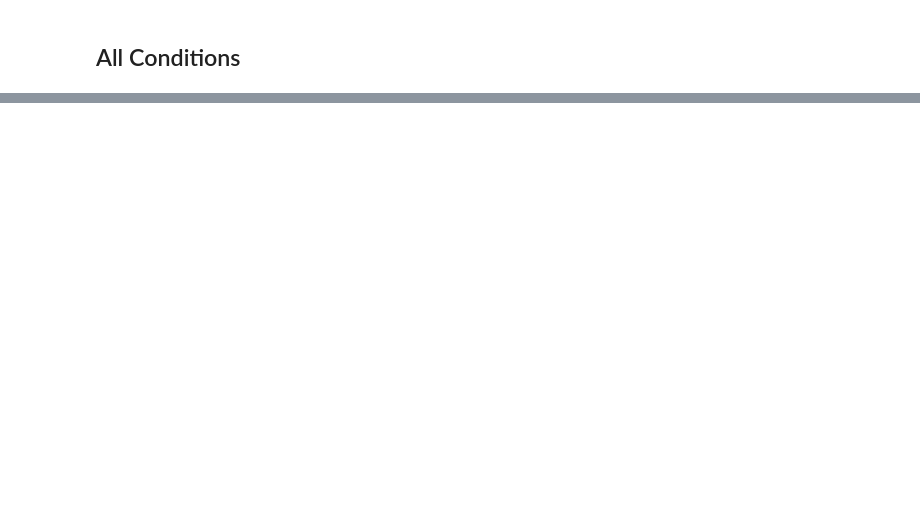
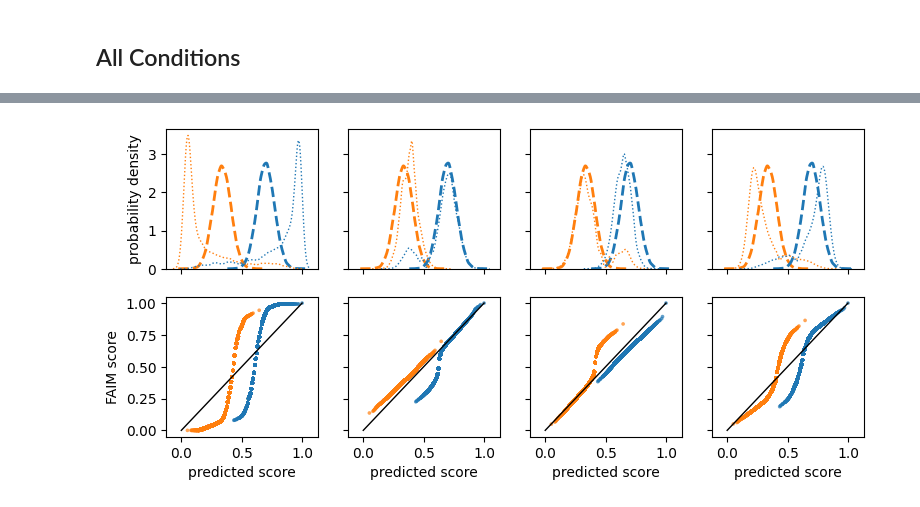
Before and after one commit to aloosley/faim, a Jupyter notebook: notebooks/Figures.ipynb, the cells around one changed output, grey strips where cells are left out. Saved outputs shown, nothing was run; the diff lists cells and outputs as text; code cells hidden in the pictures; blank space fills up the shorter version.

```diff
--- a/notebooks/Figures.ipynb
+++ b/notebooks/Figures.ipynb
@@ -138,7 +220,7 @@ plot_dir_by_condition = [
 ]
 
 results_by_condition = []
-for thetas, plot_dir in zip(theta_by_condition, plot_dir_by_condition):
+for thetas, plot_dir in zip(thetas_by_condition, plot_dir_by_condition):
     fair_interpolation_method = FairInterpolationMethod(
         rawData=data,
         group_names=group_names,
@@ -152,0 +431,28 @@ for thetas, plot_dir in zip(theta_by_condition, plot_dir_by_condition):
+# %%
+sns.color_palette("tab10")
+fig, axes = plt.subplots(2, 4, sharex=True, sharey="row", figsize=(9, 4))
+
+for condition_idx, results in enumerate(results_by_condition):
+    ax1, ax2 = axes[:, condition_idx]
+
+    sns.kdeplot(data=results, x="pred_score_truncated", hue="group", linestyle="--", linewidth=2, ax=ax1)
+    # sns.histplot(data=results, x="pred_score_truncated", hue="group", ax=ax1, )
+    sns.kdeplot(data=results, x="fairScore", hue="group", linestyle=":", linewidth=1, ax=ax1)
+    # sns.histplot(data=results, x="fairScore", hue="group", ax=ax1)
+    ax1.set_xlabel("score")
+    ax1.set_ylabel("probability density")
+
+    ax2.plot([0, 1], [0, 1], 'k-', linewidth=1)
+    sns.scatterplot(
+        # Take every fourth point
+        #  (huge compression for SVG without compremising interpretation, and inkscape hangs if svg too big)
+        data=results.iloc[::4, :],
+        x="pred_score_truncated", y="fairScore", hue="group", s=7, ax=ax2, linewidth=0, alpha = 0.7
+    )
+    ax2.set_xlabel("predicted score")
+    ax2.set_ylabel("FAIM score")
+
+    for ax in (ax1, ax2):
+        ax.get_legend().remove()
+# %% [output]
+[figure, added]
```
Also changed, not shown: parts of 10 cells of this notebook, 3 other files.
